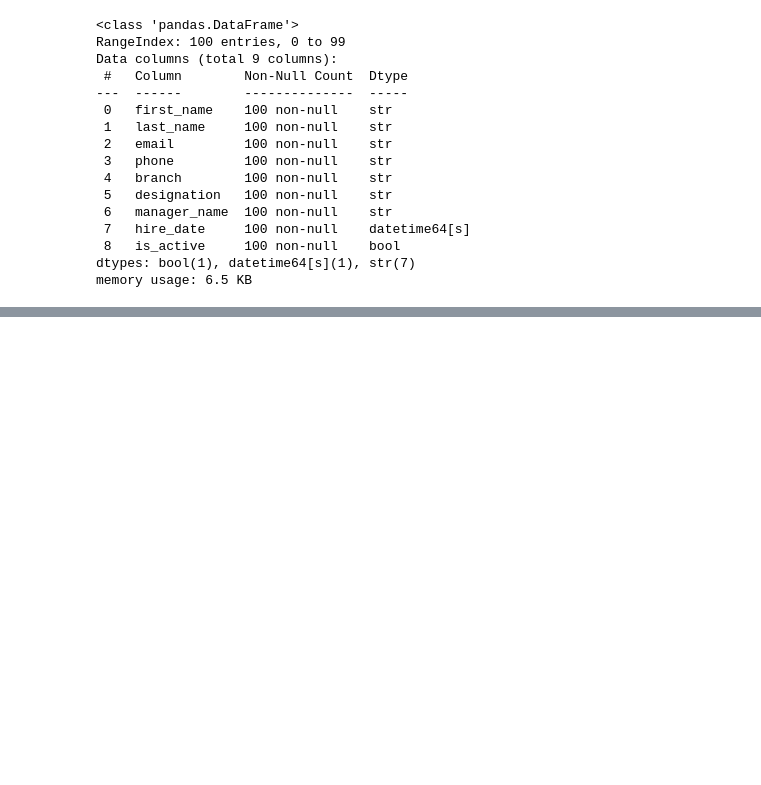
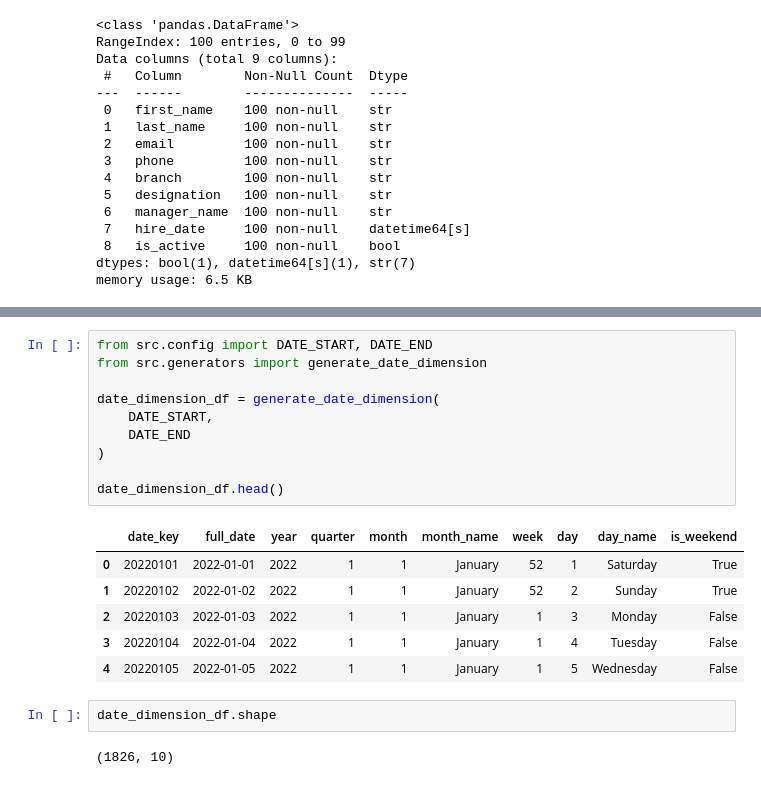
Before and after one commit to adhithyaaa2424/RetailIQ-Enterprise-Sales-Analytics-Business-Intelligence-Platform, a Jupyter notebook: Python/notebooks/03_generate_employees.ipynb, the cells around one changed output, grey strips where cells are left out. Drawn from its saved outputs; the diff is of its cells as text; blank space fills up the shorter version.

Commit message:
Complete Data Dimension ETL pipeline

```diff
--- a/Python/notebooks/03_generate_employees.ipynb
+++ b/Python/notebooks/03_generate_employees.ipynb
@@ -315,0 +362,21 @@ Running Employee Validations...
+# %%
+from src.config import DATE_START, DATE_END
+from src.generators import generate_date_dimension
+
+date_dimension_df = generate_date_dimension(
+    DATE_START,
+    DATE_END
+)
+
+date_dimension_df.head()
+# %% [output]
+|  | date_key | full_date | year | quarter | month | month_name | week | day | day_name | is_weekend |
+| 0 | 20220101 | 2022-01-01 | 2022 | 1 | 1 | January | 52 | 1 | Saturday | True |
+| 1 | 20220102 | 2022-01-02 | 2022 | 1 | 1 | January | 52 | 2 | Sunday | True |
+| 2 | 20220103 | 2022-01-03 | 2022 | 1 | 1 | January | 1 | 3 | Monday | False |
+| 3 | 20220104 | 2022-01-04 | 2022 | 1 | 1 | January | 1 | 4 | Tuesday | False |
+| 4 | 20220105 | 2022-01-05 | 2022 | 1 | 1 | January | 1 | 5 | Wednesday | False |
+# %%
+date_dimension_df.shape
+# %% [output]
+(1826, 10)
```
Also changed, not shown: parts of 14 cells of this notebook, 6 other files.
